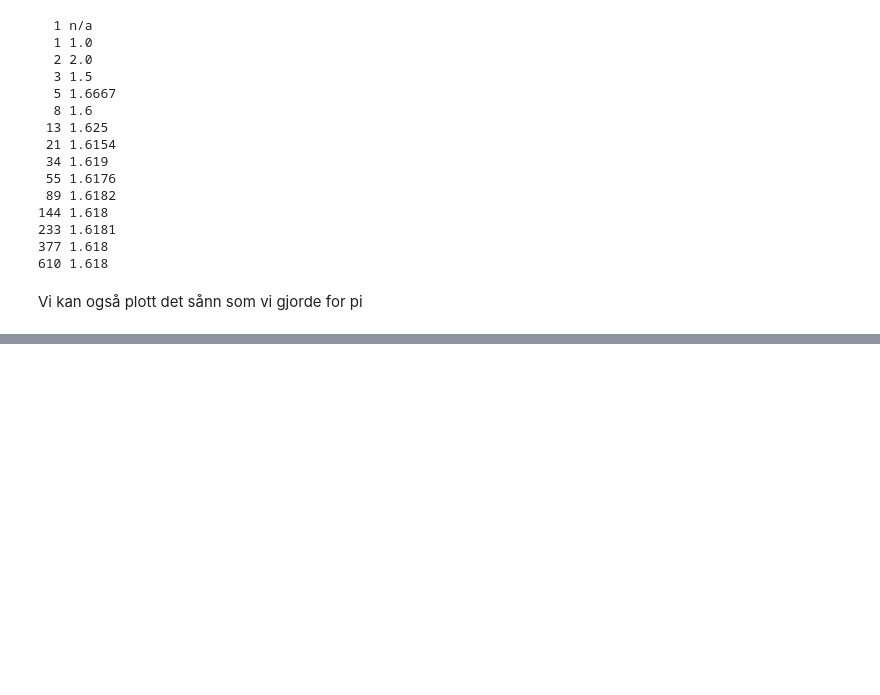
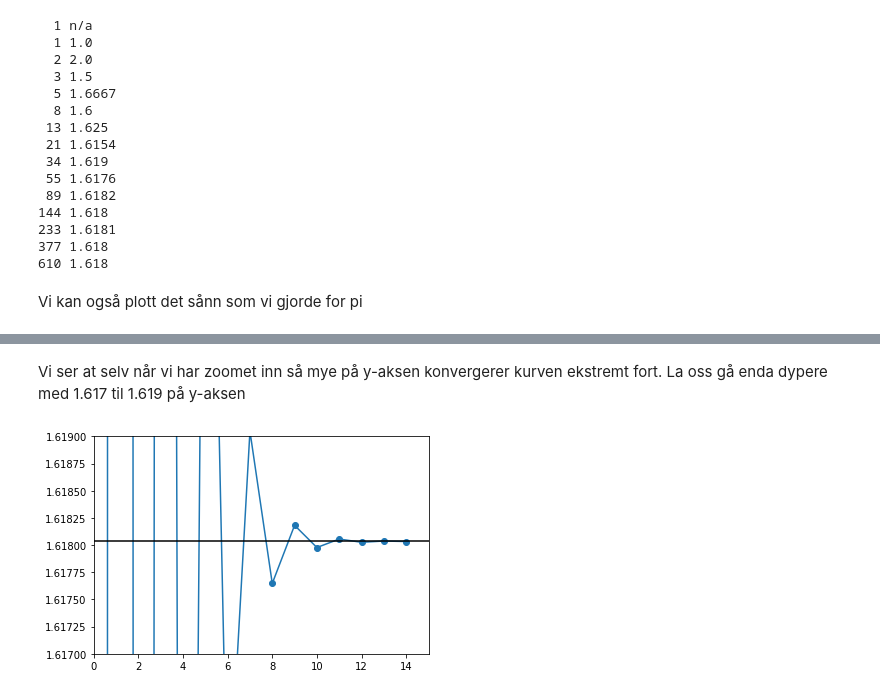
Before and after one commit to jvbrink/pilot, a Jupyter notebook: Faglige Opplegg/Opplegg 3 - Tallmønstre og geometri.ipynb, the cells around one changed output, grey strips where cells are left out. Drawn from its saved outputs; the diff is of its cells as text; code cells hidden in the pictures; blank space fills up the shorter version.

```diff
--- a/Faglige Opplegg/Opplegg 3 - Tallmønstre og geometri.ipynb
+++ b/Faglige Opplegg/Opplegg 3 - Tallmønstre og geometri.ipynb
@@ -805,0 +808,10 @@ Vi ser at beregningen av $\phi$ konvergerer veldig raskt, mye raskere enn den vi
+# %% [markdown]
+Vi ser at selv når vi har zoomet inn så mye på y-aksen konvergerer kurven ekstremt fort. La oss gå enda dypere med 1.617 til 1.619 på y-aksen
+# %%
+from pylab import *
+plot(phi[1:], 'o-')
+axhline(1.618033988749, color='black')
+axis((0, 15, 1.617, 1.619))
+show()
+# %% [output]
+[figure, added]
```
Also changed, not shown: parts of 23 cells of this notebook, 33 other files.
